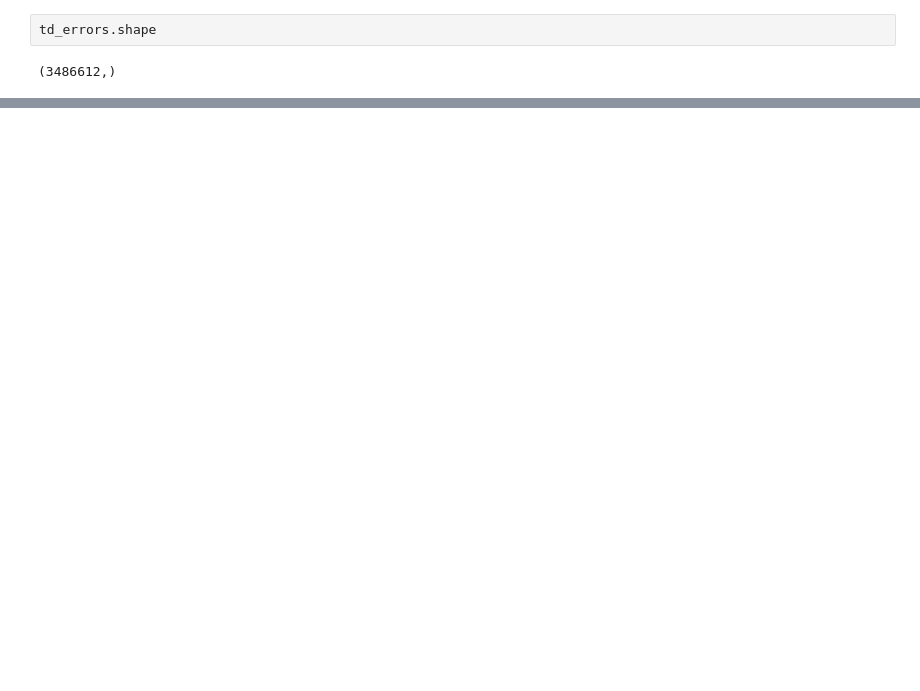
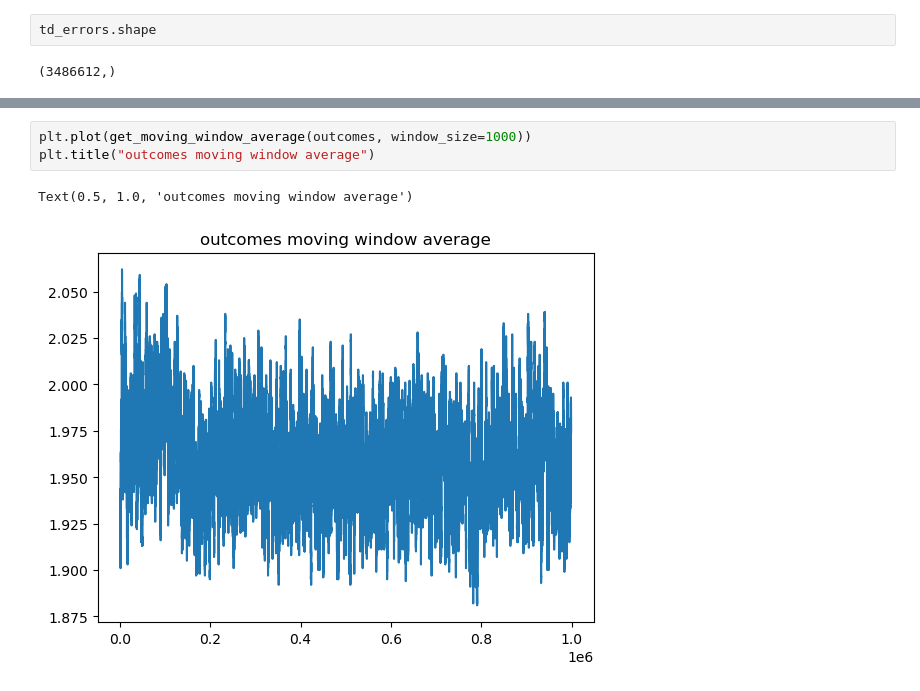
Before and after one commit to jamesGadoury/tic-tac-toe-ui, a Jupyter notebook: tic-tac-toe-rl/training_analysis.ipynb, the cells around one changed output, grey strips where cells are left out. Cells and saved outputs as stored; diff of their text form; blank space fills up the shorter version.

```diff
--- a/tic-tac-toe-rl/training_analysis.ipynb
+++ b/tic-tac-toe-rl/training_analysis.ipynb
@@ -28,0 +28,6 @@ plt.plot(moving_avg)
+# %%
+plt.plot(get_moving_window_average(outcomes, window_size=1000))
+plt.title("outcomes moving window average")
+# %% [output]
+Text(0.5, 1.0, 'outcomes moving window average')
+[figure, added]
```
Also changed, not shown: parts of 5 cells of this notebook, 1 other file.
